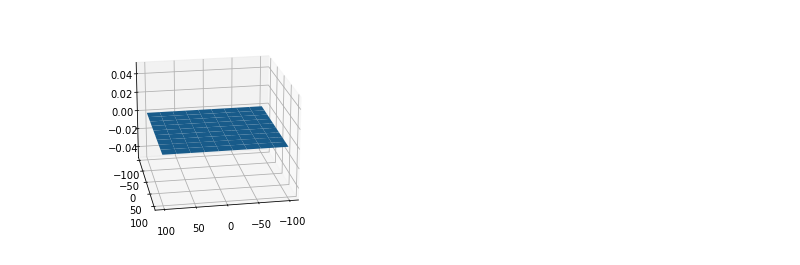
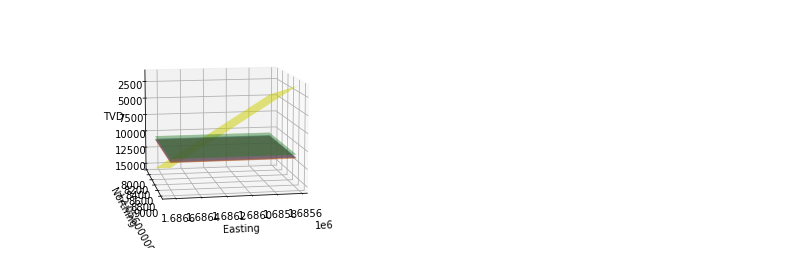
Before and after one commit to mihail1orlov/Learning, a Jupyter notebook: jupyterNotebook/faults/fault_041.ipynb, the cells around one changed output. Cells and saved outputs as stored; diff of their text form; code cells hidden in the pictures.

```diff
--- a/jupyterNotebook/faults/fault_041.ipynb
+++ b/jupyterNotebook/faults/fault_041.ipynb
@@ -1,40 +1,55 @@
 # %%
 import numpy as np
 import matplotlib.pyplot as plt
 from mpl_toolkits.mplot3d import Axes3D
 
-'''
-Нужно найти точку пересечения точки
-9955.0469
-11020.8398
-'''
+# Значения из JSON
+anchor = [1686131, 20568527, 8300] # Easting, Northing, TVD
+strike = 288.74813050579263 # В градусах
+dip = 5.0 # Измененное значение
+surfaces = {
+    'Ae': 11020,
+    'Ma': 11190,
+    'As': 10620,
+    'Hy': 11104
+}
 
-# coefficients
-A = -0.9469406171844665
-B = 0.32140856791053607
-C = 0
-D = 5014234.421089979
-#"{\"A\":-0.9469406171844665,\"B\":0.32140856791053607,\"C\":0.0,\"D\":5014234.421089979}"
+# Переводим углы из градусов в радианы
+strike_rad = np.deg2rad(strike)
+dip_rad = np.deg2rad(dip)
 
-# create a grid of points
-x = np.linspace(-100,100,10)
-y = np.linspace(-100,100,10)
-x, y = np.meshgrid(x,y)
+# Считаем коэффициенты плоскости разлома
+a = np.sin(strike_rad) * np.cos(dip_rad)
+b = np.cos(strike_rad) * np.cos(dip_rad)
+c = np.sin(dip_rad)
+d = -a * anchor[0] - b * anchor[1] - c * anchor[2]
 
-# calculate the z coordinates for each point on the plane
-if C != 0:
-    z = (D - A*x - B*y) / C
-else:
-    z = np.zeros_like(x) # Создание массива z такого же размера, что и x и y, заполненное нулями.
+# Создаем сетку точек для визуализации
+x = np.linspace(anchor[0] - 500, anchor[0] + 500, 100)
+y = np.linspace(anchor[1] - 500, anchor[1] + 500, 100)
+X, Y = np.meshgrid(x, y)
 
-# create 3D plot
+# Вычисляем Z координату для каждой точки на плоскости
+Z = (-a * X - b * Y - d) / c
+
+# Создаем 3D график
 fig = plt.figure()
 ax = fig.add_subplot(111, projection='3d')
-ax.plot_surface(x, y, z)
+ax.plot_surface(X, Y, Z, color='yellow', alpha=0.5, rstride=100, cstride=100)
+
+# Добавляем поверхности
+for name, tvd in surfaces.items():
+    ax.plot_surface(X, Y, np.full_like(X, tvd), label=name, alpha=0.5)
+
+# Инвертируем ось Z
+ax.invert_zaxis()
 
 # rotate the plot
-ax.view_init(20, 80)
+ax.view_init(10, 80)
 
+ax.set_xlabel('Easting')
+ax.set_ylabel('Northing')
+ax.set_zlabel('TVD')
 plt.show()
 # %% [output]
-[figure, old version]
+[figure, new version]
```
Also changed, not shown: 4 other files.
